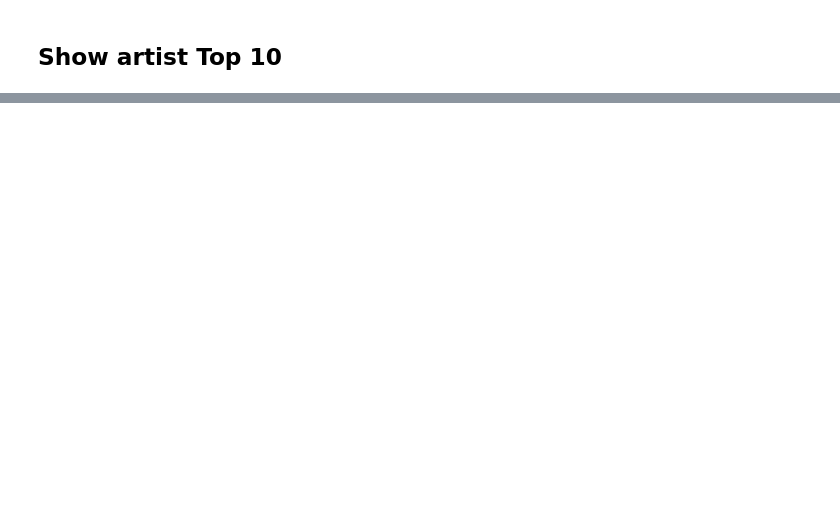
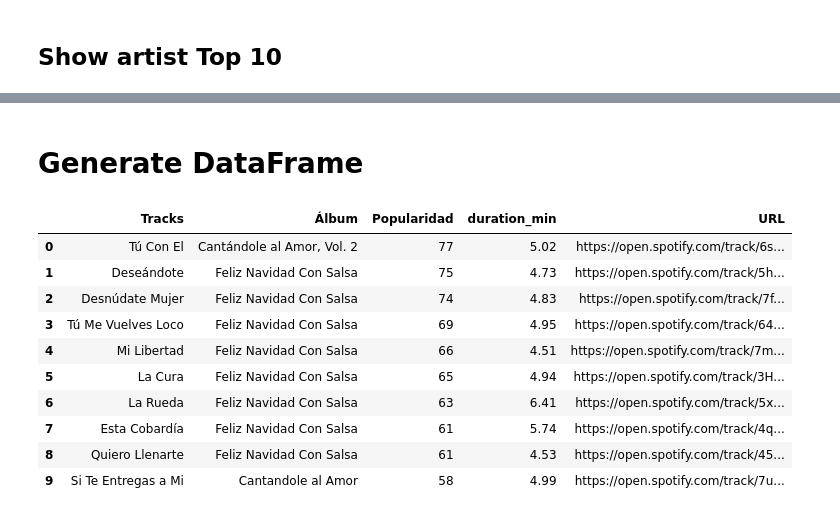
Before and after one commit to 4GeeksAcademy/ViceVareles-api, a Jupyter notebook: src/explore.ipynb, the cells around one changed output, grey strips where cells are left out. Cells and saved outputs as stored; diff of their text form; code cells hidden in the pictures; blank space fills up the shorter version.

```diff
--- a/src/explore.ipynb
+++ b/src/explore.ipynb
@@ -83,0 +57,17 @@ df_top10
+# %% [markdown]
+# Generate DataFrame
+# %%
+df_tracks = pd.DataFrame(tracks_data)
+df_tracks
+# %% [output]
+|  | Tracks | Álbum | Popularidad | duration_min | URL |
+| 0 | Tú Con El | Cantándole al Amor, Vol. 2 | 77 | 5.02 | https://open.spotify.com/track/6s... |
+| 1 | Deseándote | Feliz Navidad Con Salsa | 75 | 4.73 | https://open.spotify.com/track/5h... |
+| 2 | Desnúdate Mujer | Feliz Navidad Con Salsa | 74 | 4.83 | https://open.spotify.com/track/7f... |
+| 3 | Tú Me Vuelves Loco | Feliz Navidad Con Salsa | 69 | 4.95 | https://open.spotify.com/track/64... |
+| 4 | Mi Libertad | Feliz Navidad Con Salsa | 66 | 4.51 | https://open.spotify.com/track/7m... |
+| 5 | La Cura | Feliz Navidad Con Salsa | 65 | 4.94 | https://open.spotify.com/track/3H... |
+| 6 | La Rueda | Feliz Navidad Con Salsa | 63 | 6.41 | https://open.spotify.com/track/5x... |
+| 7 | Esta Cobardía | Feliz Navidad Con Salsa | 61 | 5.74 | https://open.spotify.com/track/4q... |
+| 8 | Quiero Llenarte | Feliz Navidad Con Salsa | 61 | 4.53 | https://open.spotify.com/track/45... |
+| 9 | Si Te Entregas a Mi | Cantandole al Amor | 58 | 4.99 | https://open.spotify.com/track/7u... |
```
Also changed, not shown: parts of 7 cells of this notebook, 1 other file.
